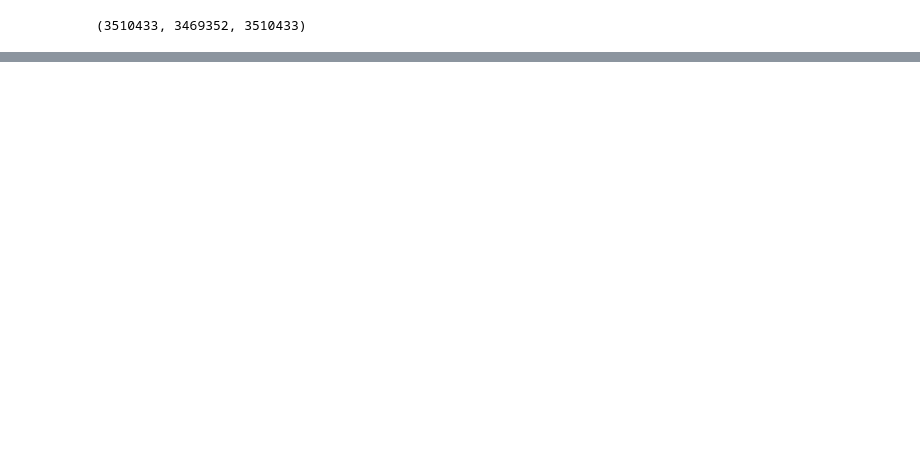
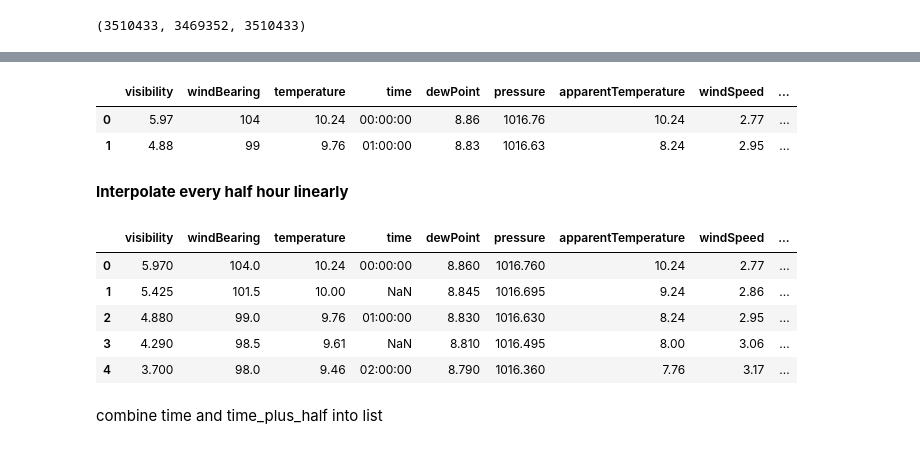
Before and after one commit to sofiary/teamunicornn, a Jupyter notebook: challenge_1/notebooks/data_wrangling.ipynb, the cells around one changed output, grey strips where cells are left out. Cells and saved outputs as stored; diff of their text form; code cells hidden in the pictures; blank space fills up the shorter version.

Commit message:
Data wrangling

```diff
--- a/challenge_1/notebooks/data_wrangling.ipynb
+++ b/challenge_1/notebooks/data_wrangling.ipynb
@@ -411,0 +477,6 @@ len(tables[0]), len(tables[2]), len(hh_combined)
+# %%
+tables[7].head(n=2)
+# %% [output]
+|  | visibility | windBearing | temperature | time | dewPoint | pressure | apparentTemperature | windSpeed | ... |
+| 0 | 5.97 | 104 | 10.24 | 00:00:00 | 8.86 | 1016.76 | 10.24 | 2.77 | ... |
+| 1 | 4.88 | 99 | 9.76 | 01:00:00 | 8.83 | 1016.63 | 8.24 | 2.95 | ... |
@@ -411,0 +485,15 @@ len(tables[0]), len(tables[2]), len(hh_combined)
+# %%
+hh_weather = pd.read_feather('../input/merged_data/weather_halfhourly_darksky_temp.feather')
+# %% [markdown]
+**Interpolate every half hour linearly**
+# %%
+hh_weather_2 = hh_weather.reindex(np.arange(len(hh_weather.index) * 2) / 2).interpolate().reset_index(drop=True)
+# %%
+hh_weather_2.head()
+# %% [output]
+|  | visibility | windBearing | temperature | time | dewPoint | pressure | apparentTemperature | windSpeed | ... |
+| 0 | 5.970 | 104.0 | 10.24 | 00:00:00 | 8.860 | 1016.760 | 10.24 | 2.77 | ... |
+| 1 | 5.425 | 101.5 | 10.00 | NaN | 8.845 | 1016.695 | 9.24 | 2.86 | ... |
+| 2 | 4.880 | 99.0 | 9.76 | 01:00:00 | 8.830 | 1016.630 | 8.24 | 2.95 | ... |
+| 3 | 4.290 | 98.5 | 9.61 | NaN | 8.810 | 1016.495 | 8.00 | 3.06 | ... |
+| 4 | 3.700 | 98.0 | 9.46 | 02:00:00 | 8.790 | 1016.360 | 7.76 | 3.17 | ... |
@@ -411,0 +511,2 @@ len(tables[0]), len(tables[2]), len(hh_combined)
+# %% [markdown]
+combine time and time_plus_half into list
```
Also changed, not shown: parts of 37 cells of this notebook, 2 other files.
